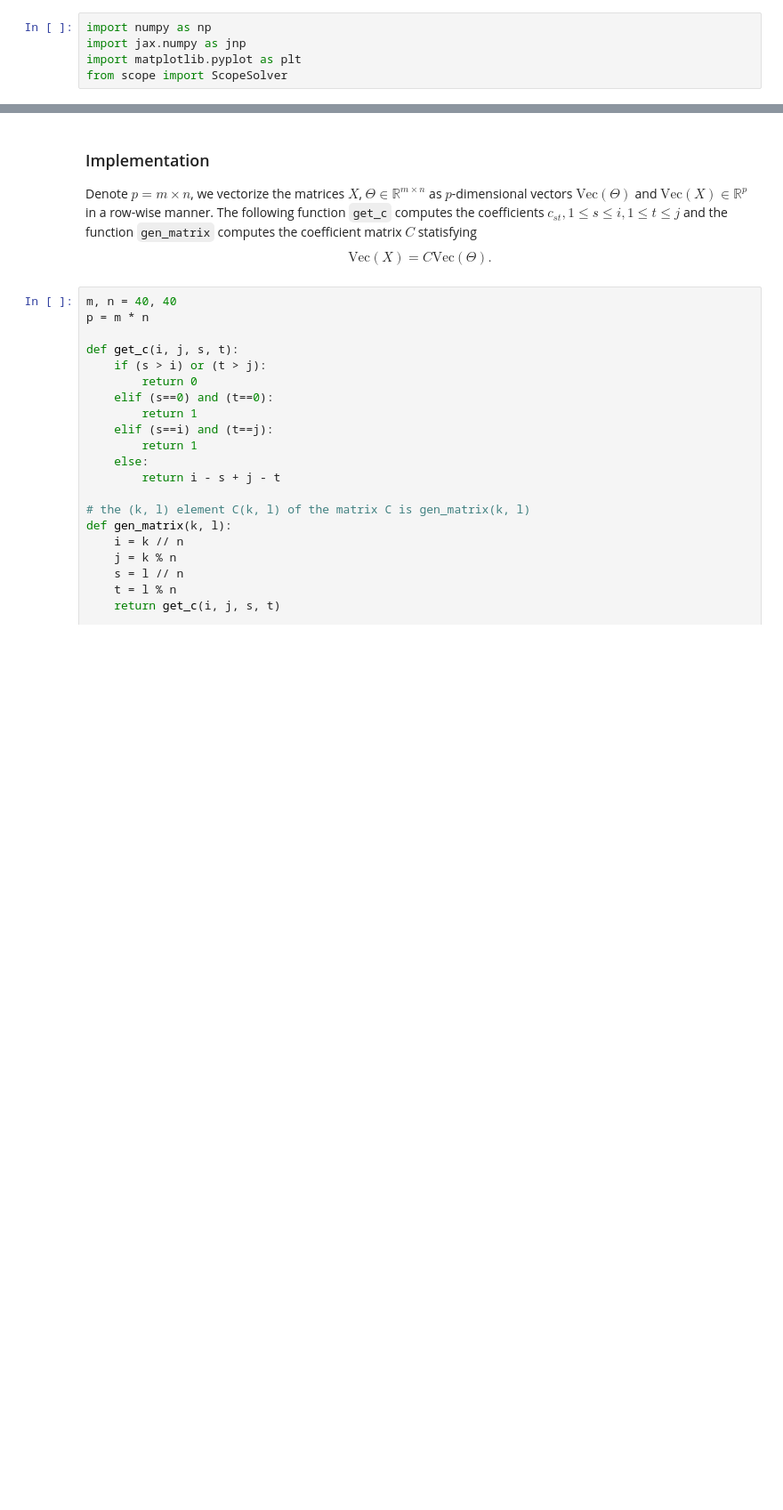
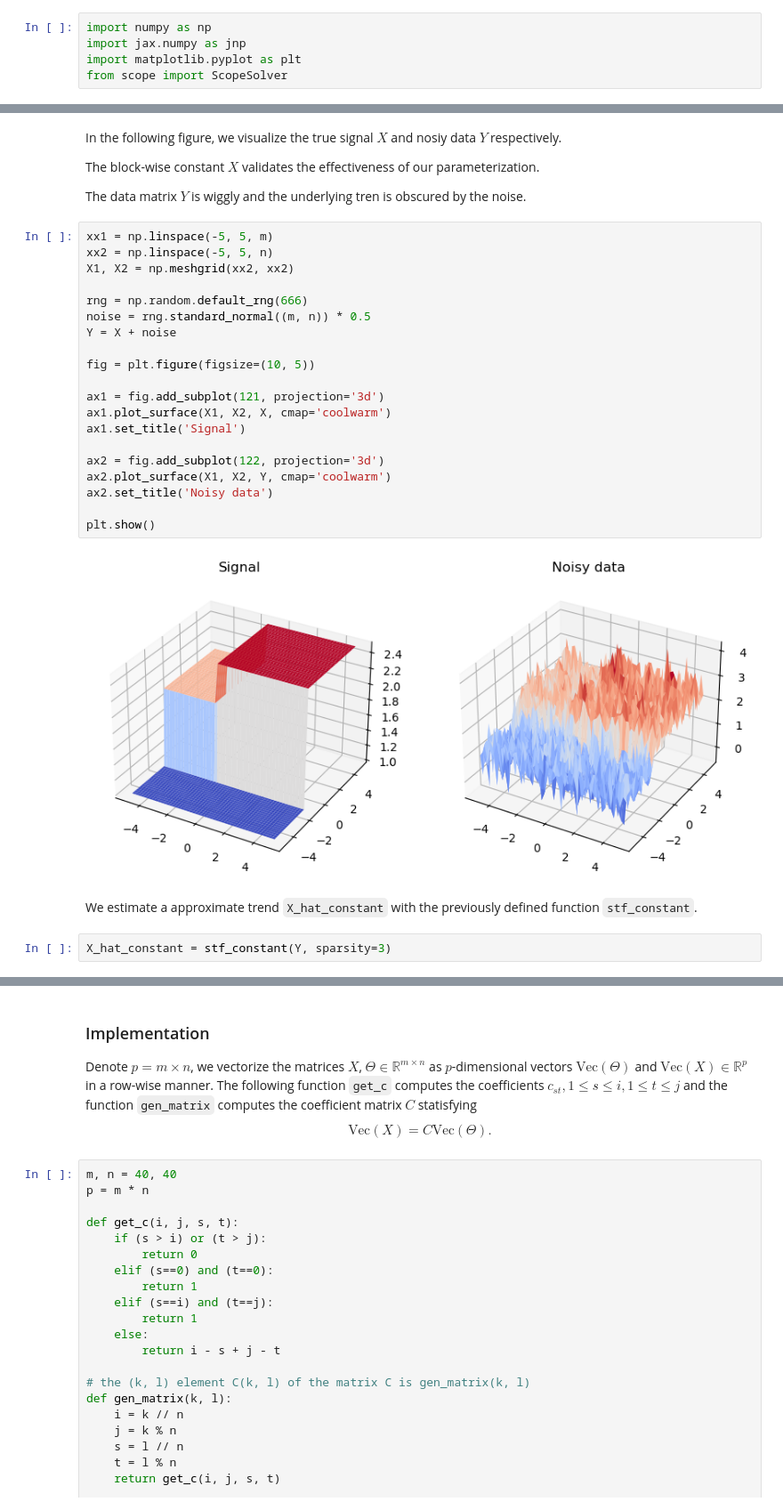
Before and after one commit to abess-team/skscope, a Jupyter notebook: docs/source/examples/Fusion Models/spatial-trend-filtering.ipynb, the cells around one changed output, grey strips where cells are left out. Shown at 89% size. Saved outputs shown, nothing was run; the diff lists cells and outputs as text; blank space fills up the shorter version.

```diff
--- a/docs/source/examples/Fusion Models/spatial-trend-filtering.ipynb
+++ b/docs/source/examples/Fusion Models/spatial-trend-filtering.ipynb
@@ -5,0 +58,32 @@ from scope import ScopeSolver
+# %% [markdown]
+In the following figure, we visualize the true signal $X$ and nosiy data $Y$ respectively.
+
+The block-wise constant $X$ validates the effectiveness of our parameterization.
+
+The data matrix $Y$ is wiggly and the underlying tren is obscured by the noise.
+# %%
+xx1 = np.linspace(-5, 5, m)
+xx2 = np.linspace(-5, 5, n)
+X1, X2 = np.meshgrid(xx2, xx2)
+
+rng = np.random.default_rng(666)
+noise = rng.standard_normal((m, n)) * 0.5
+Y = X + noise
+
+fig = plt.figure(figsize=(10, 5))
+
+ax1 = fig.add_subplot(121, projection='3d')
+ax1.plot_surface(X1, X2, X, cmap='coolwarm')
+ax1.set_title('Signal')
+
+ax2 = fig.add_subplot(122, projection='3d')
+ax2.plot_surface(X1, X2, Y, cmap='coolwarm')
+ax2.set_title('Noisy data')
+
+plt.show()
+# %% [output]
+[figure, added]
+# %% [markdown]
+We estimate a approximate trend ``X_hat_constant`` with the previously defined function ``stf_constant``.
+# %%
+X_hat_constant = stf_constant(Y, sparsity=3)
```
Also changed, not shown: parts of 19 cells of this notebook.
